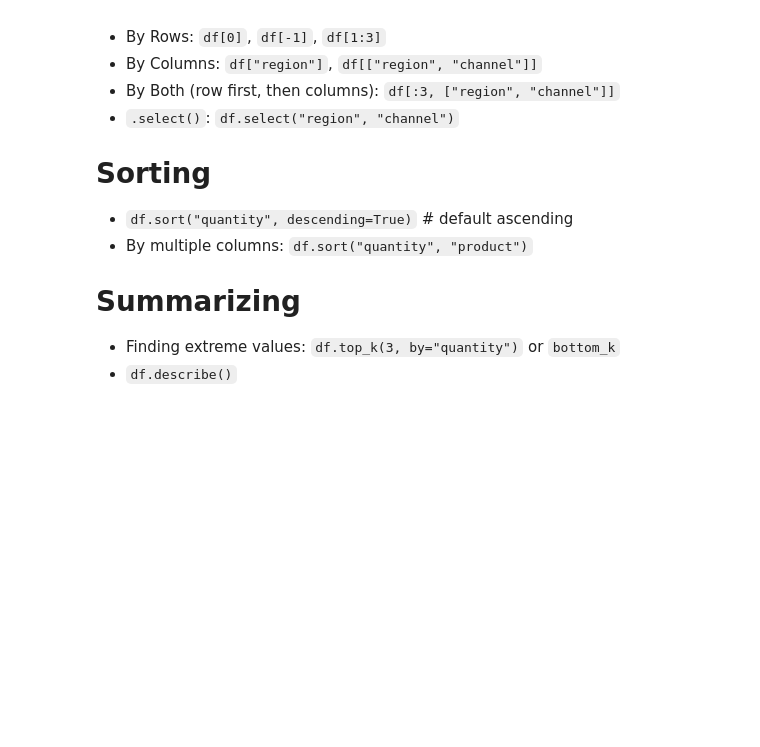
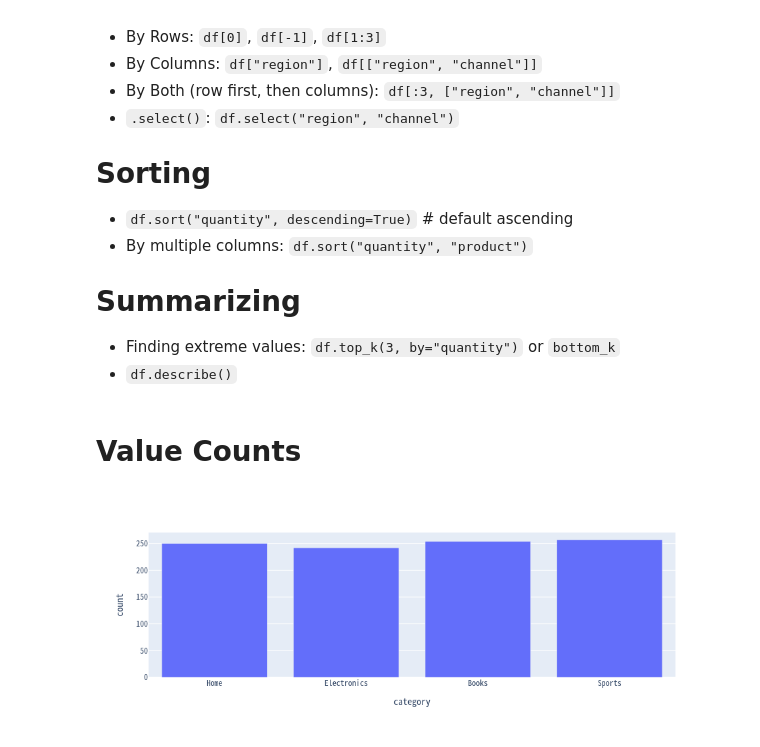
Before and after one commit to ignity21/second-brain, a Jupyter notebook: notebooks/polars/polars.ipynb, the cells around one changed output. Drawn from its saved outputs; the diff is of its cells as text; code cells hidden in the pictures; blank space fills up the shorter version.

```diff
--- a/notebooks/polars/polars.ipynb
+++ b/notebooks/polars/polars.ipynb
@@ -51,3 +51,12 @@ shape: (3, 20)
 # Summarizing
 - Finding extreme values: `df.top_k(3, by="quantity")` or `bottom_k`
 - `df.describe()`
+# %% [markdown]
+# Value Counts
+# %%
+count_data = sales["category"].value_counts()
+# %%
+import plotly.express as px
+px.bar(count_data, x="category", y="count")
+# %% [output]
+[figure, added]
```
Also changed, not shown: 4 other files.
